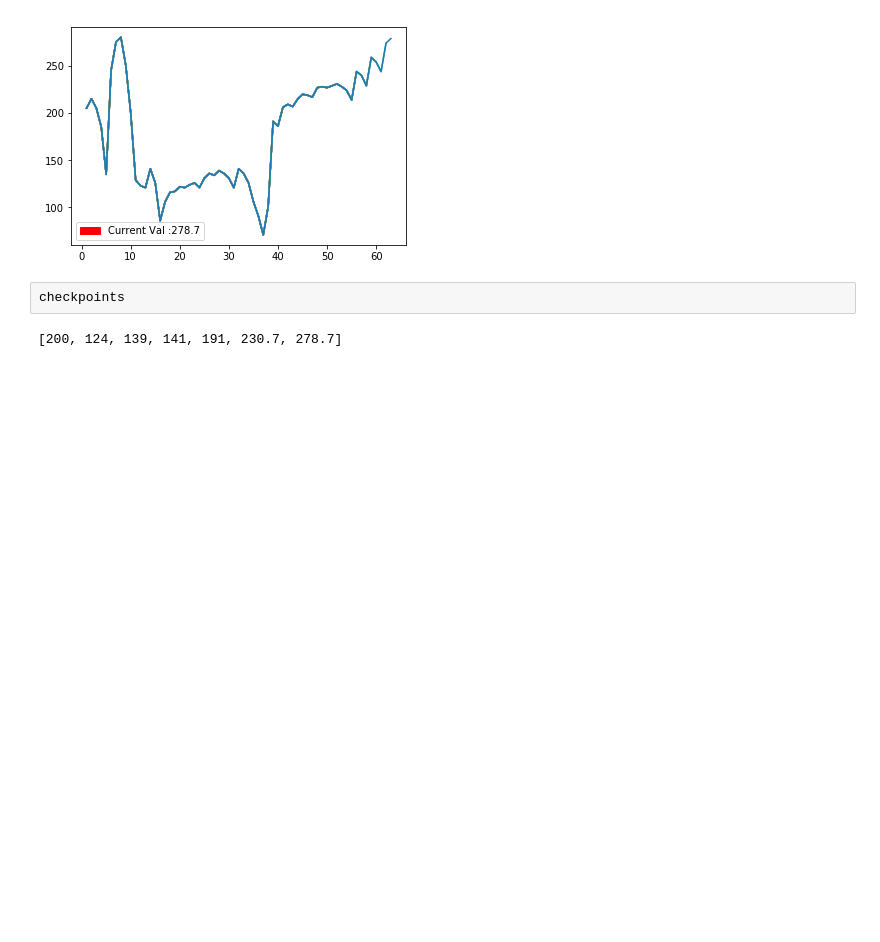
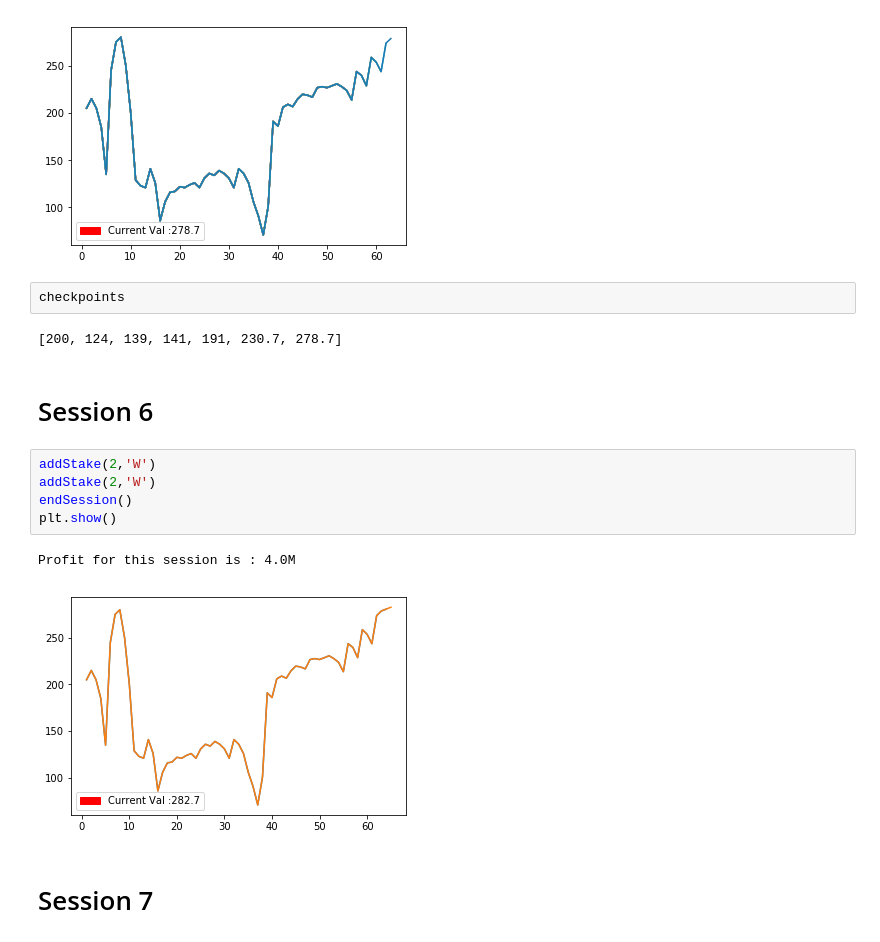
Before and after one commit to XIIFulminata/Stake-Log, a Jupyter notebook: Stake+Log.ipynb, the cells around one changed output. Cells and saved outputs as stored; diff of their text form; blank space fills up the shorter version.

Commit message:
session 8

```diff
--- a/Stake+Log.ipynb
+++ b/Stake+Log.ipynb
@@ -198,3 +196,15 @@ Profit for this session is : 48.0M
 checkpoints
 # %% [output]
 [200, 124, 139, 141, 191, 230.7, 278.7]
+# %% [markdown]
+# Session 6
+# %%
+addStake(2,'W')
+addStake(2,'W')
+endSession()
+plt.show()
+# %% [output]
+Profit for this session is : 4.0M
+[figure, added]
+# %% [markdown]
+# Session 7
```
Also changed, not shown: parts of 3 cells of this notebook.
